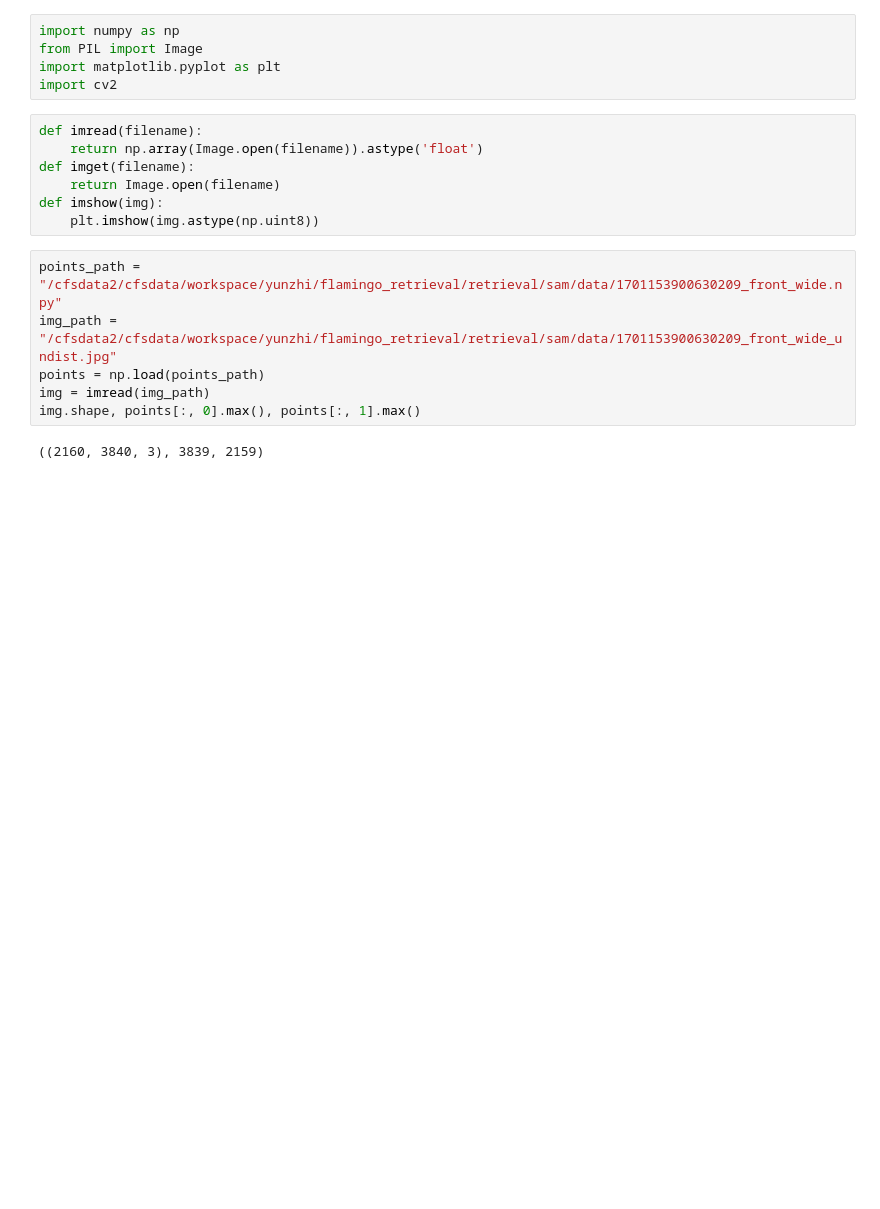
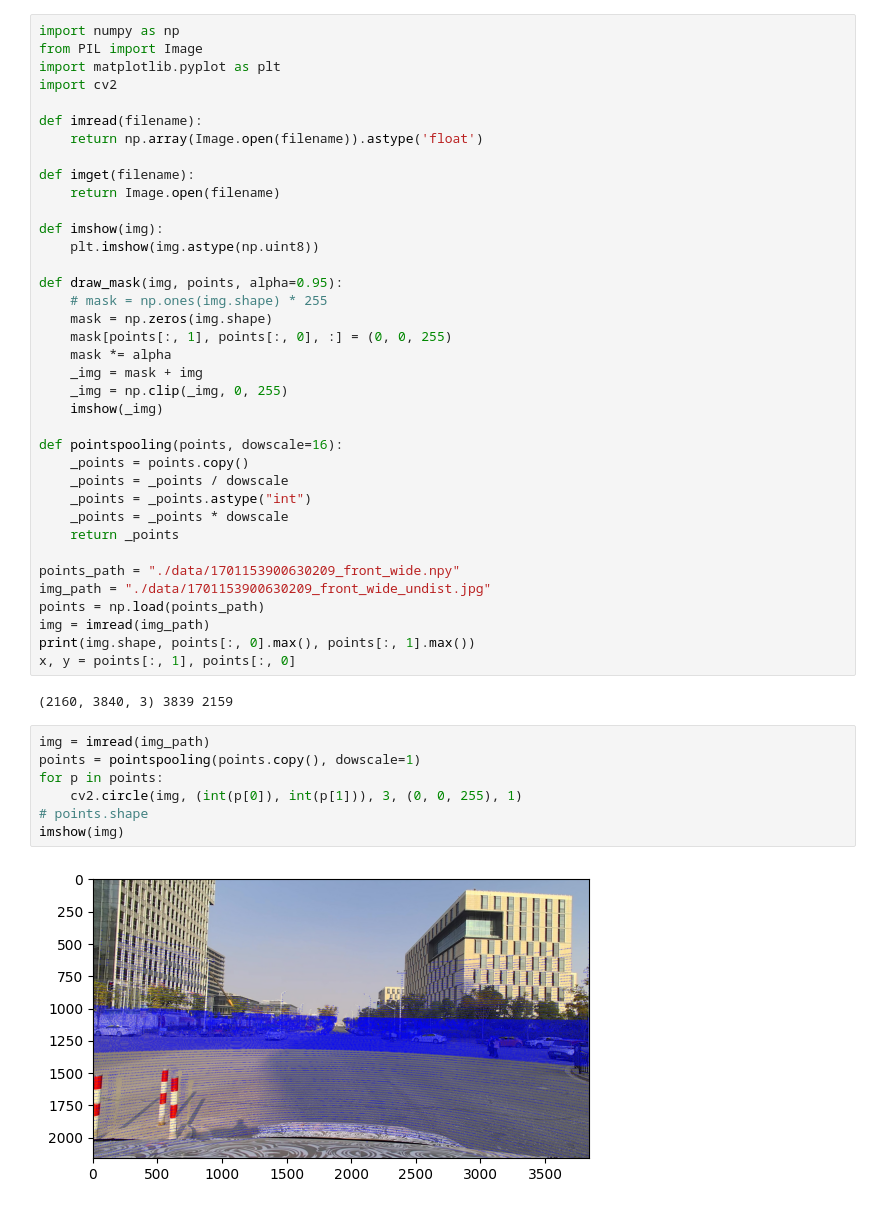
Before and after one commit to YatesZhang/retrieval, a Jupyter notebook: sam/SAM.ipynb, the cells around one changed output. Cells and saved outputs as stored; diff of their text form; blank space fills up the shorter version.

```diff
--- a/sam/SAM.ipynb
+++ b/sam/SAM.ipynb
@@ -1,20 +1,48 @@
-# %%
-import numpy as np
-from PIL import Image
-import matplotlib.pyplot as plt
-import cv2
-# %%
-def imread(filename):
-    return np.array(Image.open(filename)).astype('float')
-def imget(filename):
-    return Image.open(filename)
-def imshow(img):
-    plt.imshow(img.astype(np.uint8))
-# %%
-points_path = "/cfsdata2/cfsdata/workspace/yunzhi/flamingo_retrieval/retrieval/sam/data/1701153900630209_front_wide.npy"
-img_path = "/cfsdata2/cfsdata/workspace/yunzhi/flamingo_retrieval/retrieval/sam/data/1701153900630209_front_wide_undist.jpg"
-points = np.load(points_path)
-img = imread(img_path)
-img.shape, points[:, 0].max(), points[:, 1].max()
-# %% [output]
-((2160, 3840, 3), 3839, 2159)
+# %%
+import numpy as np
+from PIL import Image
+import matplotlib.pyplot as plt
+import cv2
+
+def imread(filename):
+    return np.array(Image.open(filename)).astype('float')
+
+def imget(filename):
+    return Image.open(filename)
+
+def imshow(img):
+    plt.imshow(img.astype(np.uint8))
+
+def draw_mask(img, points, alpha=0.95):
+    # mask = np.ones(img.shape) * 255
+    mask = np.zeros(img.shape)
+    mask[points[:, 1], points[:, 0], :] = (0, 0, 255)
+    mask *= alpha
+    _img = mask + img
+    _img = np.clip(_img, 0, 255)
+    imshow(_img)
+
+def pointspooling(points, dowscale=16):
+    _points = points.copy()
+    _points = _points / dowscale
+    _points = _points.astype("int")
+    _points = _points * dowscale
+    return _points
+
+points_path = "./data/1701153900630209_front_wide.npy"
+img_path = "./data/1701153900630209_front_wide_undist.jpg"
+points = np.load(points_path)
+img = imread(img_path)
+print(img.shape, points[:, 0].max(), points[:, 1].max())
+x, y = points[:, 1], points[:, 0]
+# %% [output]
+(2160, 3840, 3) 3839 2159
+# %%
+img = imread(img_path)
+points = pointspooling(points.copy(), dowscale=1)
+for p in points:
+    cv2.circle(img, (int(p[0]), int(p[1])), 3, (0, 0, 255), 1)
+# points.shape
+imshow(img)
+# %% [output]
+[figure, added]
```
Also changed, not shown: parts of 11 cells of this notebook, 11 other files.
